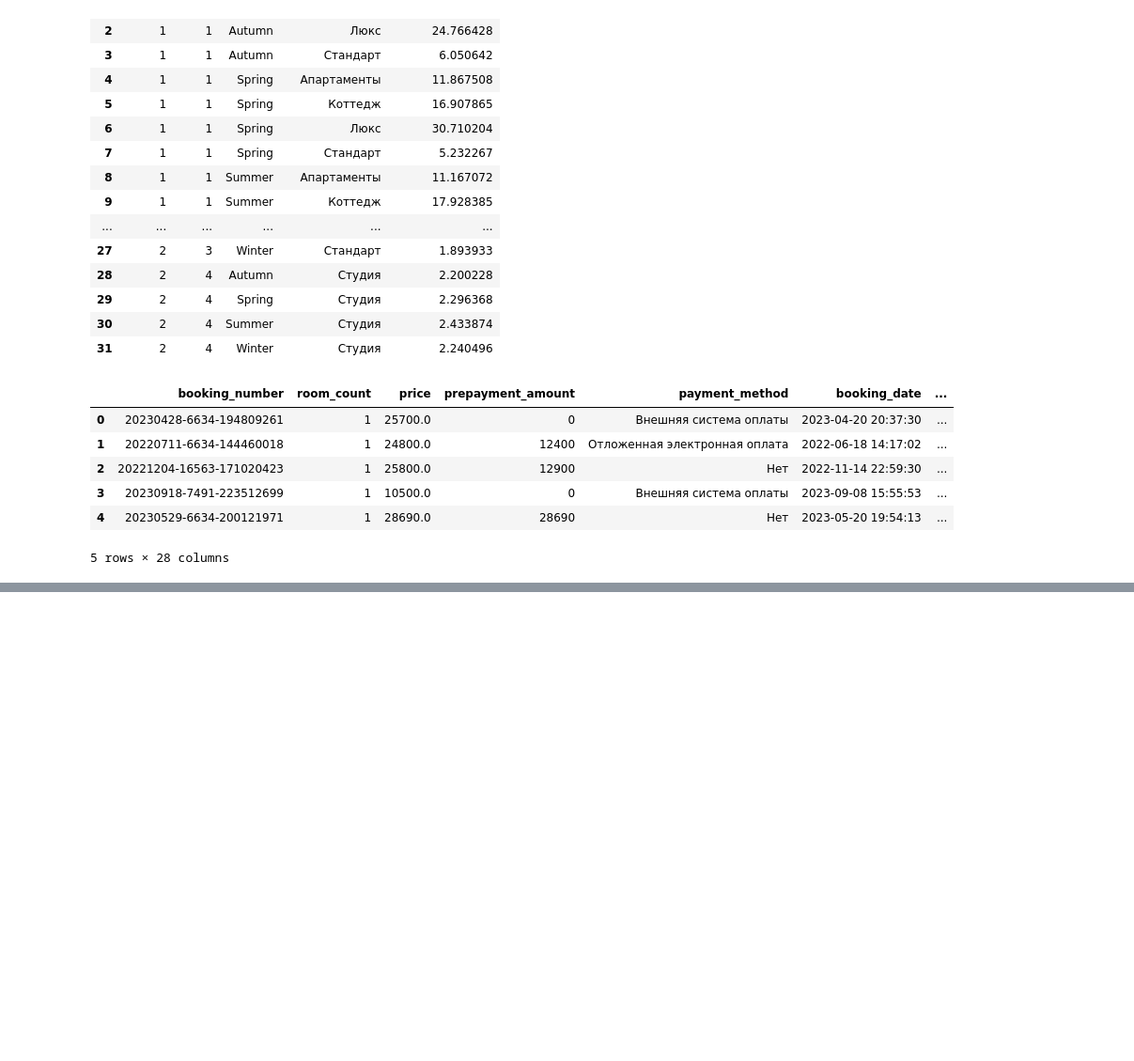
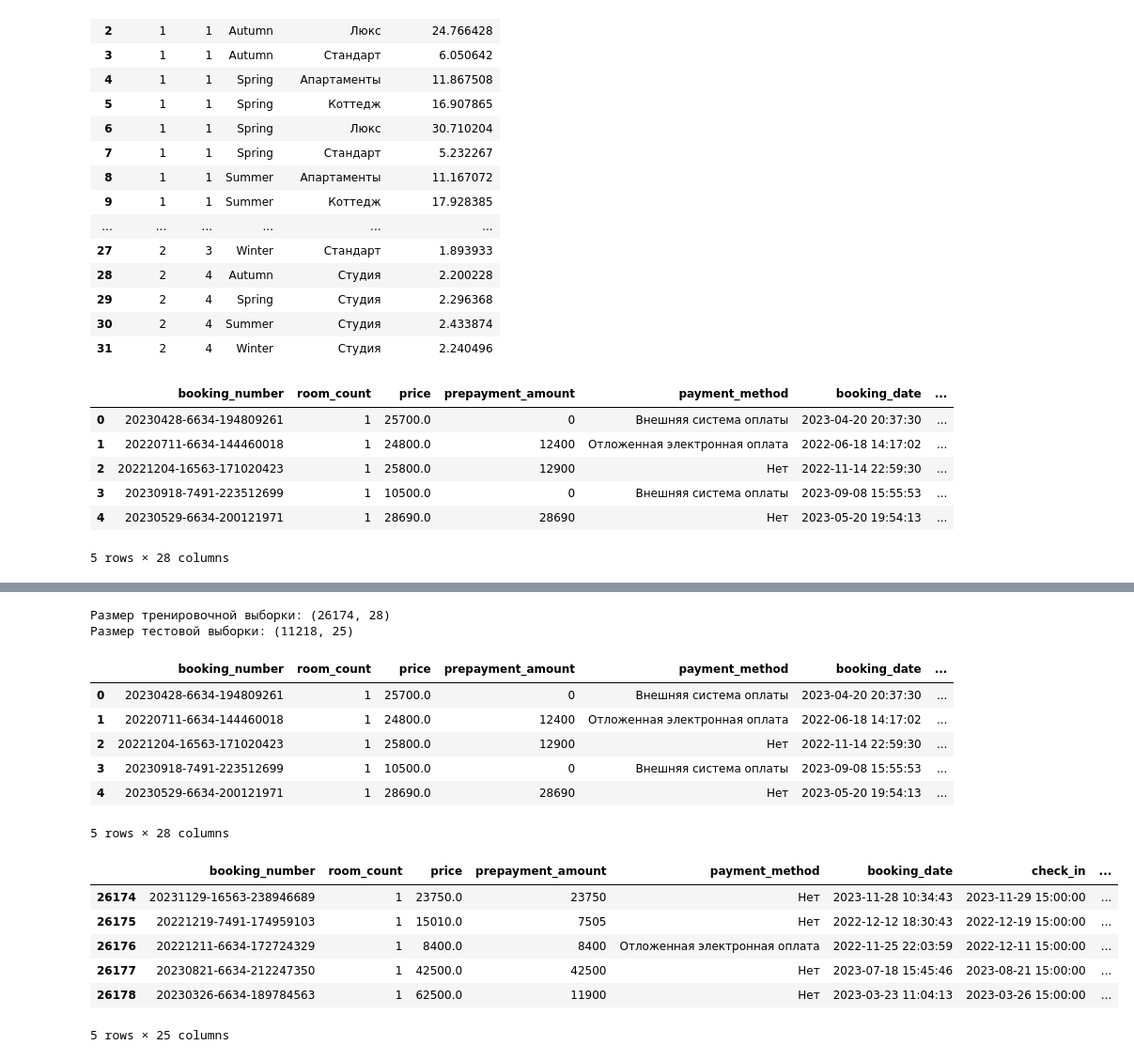
Before and after one commit to EPrutskoy/MindGames_Hotel_Product, a Jupyter notebook: hse_hotel_project.ipynb, the cells around one changed output, grey strips where cells are left out. Shown: that part at 94% size. Saved outputs shown, nothing was run; the diff lists cells and outputs as text; code cells hidden in the pictures; blank space fills up the shorter version.

```diff
--- a/hse_hotel_project.ipynb
+++ b/hse_hotel_project.ipynb
@@ -683,0 +726,34 @@ display(processed_data.head())
+# %%
+# Train выборка: строки, где is_canceled не является NaN
+train = processed_data[processed_data['is_canceled'].notna()]
+
+# Test выборка: строки, где is_canceled является NaN
+test = processed_data[processed_data['is_canceled'].isna()]
+
+# Убираем ненужные столбцы из тестовой выборки
+test = test.drop(columns=['cancellation_date', 'booking_status', 'is_canceled'])
+
+# Проверим размеры полученных выборок
+print("Размер тренировочной выборки:", train.shape)
+print("Размер тестовой выборки:", test.shape)
+
+# Вывод первых строк выборок для проверки
+display(train.head())
+display(test.head())
+# %% [output]
+Размер тренировочной выборки: (26174, 28)
+Размер тестовой выборки: (11218, 25)
+|  | booking_number | room_count | price | prepayment_amount | payment_method | booking_date | ... |
+| 0 | 20230428-6634-194809261 | 1 | 25700.0 | 0 | Внешняя система оплаты | 2023-04-20 20:37:30 | ... |
+| 1 | 20220711-6634-144460018 | 1 | 24800.0 | 12400 | Отложенная электронная оплата | 2022-06-18 14:17:02 | ... |
+| 2 | 20221204-16563-171020423 | 1 | 25800.0 | 12900 | Нет | 2022-11-14 22:59:30 | ... |
+| 3 | 20230918-7491-223512699 | 1 | 10500.0 | 0 | Внешняя система оплаты | 2023-09-08 15:55:53 | ... |
+| 4 | 20230529-6634-200121971 | 1 | 28690.0 | 28690 | Нет | 2023-05-20 19:54:13 | ... |
+5 rows × 28 columns
+|  | booking_number | room_count | price | prepayment_amount | payment_method | booking_date | check_in | ... |
+| 26174 | 20231129-16563-238946689 | 1 | 23750.0 | 23750 | Нет | 2023-11-28 10:34:43 | 2023-11-29 15:00:00 | ... |
+| 26175 | 20221219-7491-174959103 | 1 | 15010.0 | 7505 | Нет | 2022-12-12 18:30:43 | 2022-12-19 15:00:00 | ... |
+| 26176 | 20221211-6634-172724329 | 1 | 8400.0 | 8400 | Отложенная электронная оплата | 2022-11-25 22:03:59 | 2022-12-11 15:00:00 | ... |
+| 26177 | 20230821-6634-212247350 | 1 | 42500.0 | 42500 | Нет | 2023-07-18 15:45:46 | 2023-08-21 15:00:00 | ... |
+| 26178 | 20230326-6634-189784563 | 1 | 62500.0 | 11900 | Нет | 2023-03-23 11:04:13 | 2023-03-26 15:00:00 | ... |
+5 rows × 25 columns
```
Also changed, not shown: parts of 6 cells of this notebook, 36 other files.
